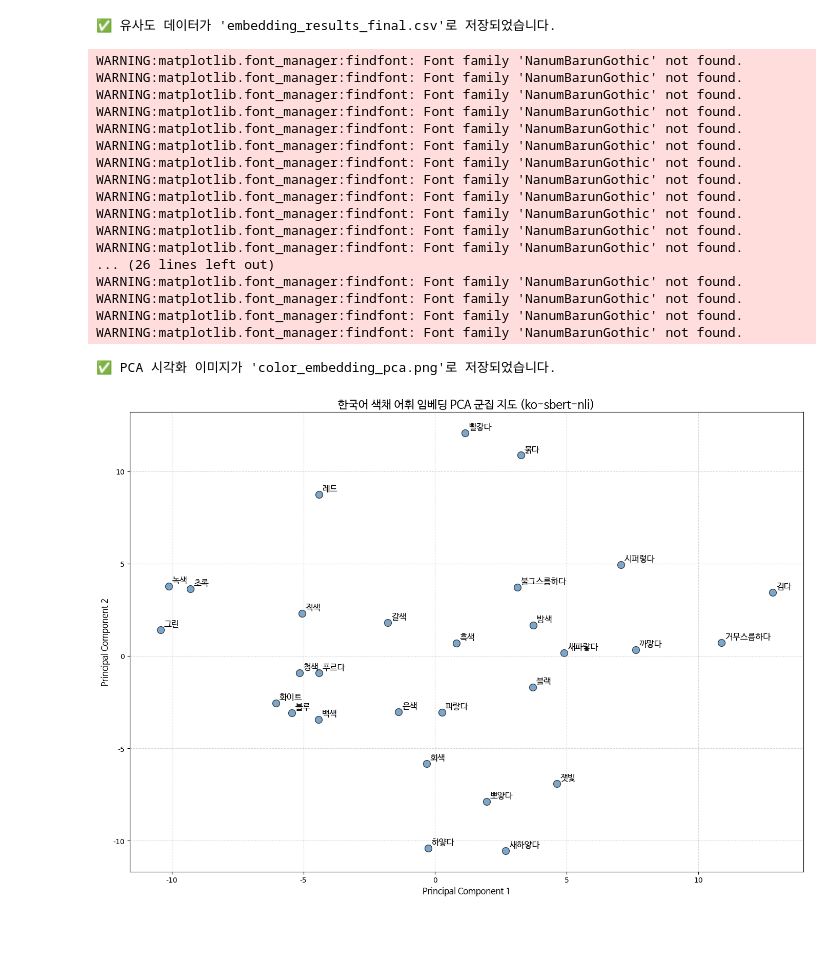
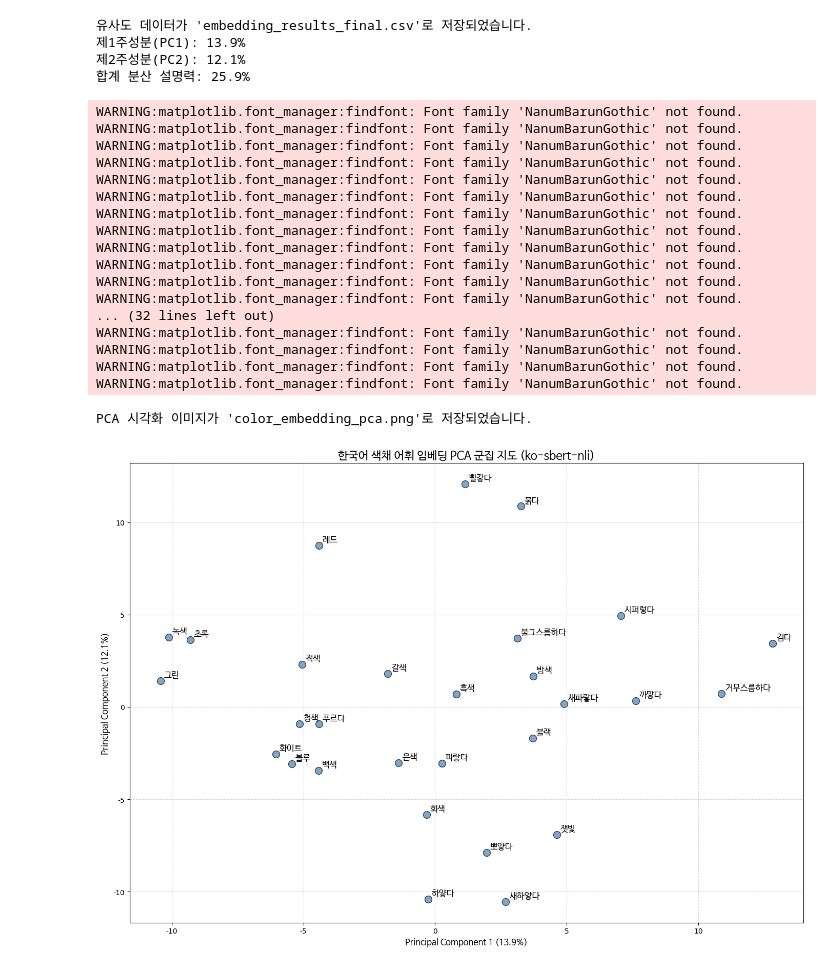
Before and after one commit to kch8246/llm-korean-color-analysis, a Jupyter notebook: kr_sbert_color_vocabulary_pca.ipynb, the cells around one changed output. Cells and saved outputs as stored; diff of their text form; code cells hidden in the pictures; blank space fills up the shorter version.

```diff
--- a/kr_sbert_color_vocabulary_pca.ipynb
+++ b/kr_sbert_color_vocabulary_pca.ipynb
@@ -55,6 +55,12 @@ print("유사도 데이터가 'embedding_results_final.csv'로 저장되었습
 pca = PCA(n_components=2)
 pca_result = pca.fit_transform(embeddings)
 
+# 설명력 계산
+evr = pca.explained_variance_ratio_
+print(f"제1주성분(PC1): {evr[0]*100:.1f}%")
+print(f"제2주성분(PC2): {evr[1]*100:.1f}%")
+print(f"합계 분산 설명력: {sum(evr)*100:.1f}%")
+
 plt.figure(figsize=(14, 10))
 plt.scatter(pca_result[:, 0], pca_result[:, 1], c='steelblue', s=100, alpha=0.7, edgecolors='k')
 
@@ -64,8 +70,8 @@ for i, word in enumerate(target_words):
                  xytext=(5, 5), textcoords='offset points', fontproperties=font_prop)
 
 plt.title("한국어 색채 어휘 임베딩 PCA 군집 지도 (ko-sbert-nli)", fontproperties=fm.FontProperties(fname=font_path, size=16, weight='bold'))
-plt.xlabel("Principal Component 1", fontproperties=fm.FontProperties(fname=font_path, size=12))
-plt.ylabel("Principal Component 2", fontproperties=fm.FontProperties(fname=font_path, size=12))
+plt.xlabel(f"Principal Component 1 ({evr[0]*100:.1f}%)", fontproperties=fm.FontProperties(fname=font_path, size=12))
+plt.ylabel(f"Principal Component 2 ({evr[1]*100:.1f}%)", fontproperties=fm.FontProperties(fname=font_path, size=12))
 plt.grid(True, linestyle='--', alpha=0.5)
 plt.tight_layout()
 
@@ -112,23 +112,26 @@ WARNING:matplotlib.font_manager:findfont: Font family 'NanumBarunGothic' not fou
-✅ 유사도 데이터가 'embedding_results_final.csv'로 저장되었습니다.
+유사도 데이터가 'embedding_results_final.csv'로 저장되었습니다.
+제1주성분(PC1): 13.9%
+제2주성분(PC2): 12.1%
+합계 분산 설명력: 25.9%
 WARNING:matplotlib.font_manager:findfont: Font family 'NanumBarunGothic' not found.
 WARNING:matplotlib.font_manager:findfont: Font family 'NanumBarunGothic' not found.
 WARNING:matplotlib.font_manager:findfont: Font family 'NanumBarunGothic' not found.
 WARNING:matplotlib.font_manager:findfont: Font family 'NanumBarunGothic' not found.
 WARNING:matplotlib.font_manager:findfont: Font family 'NanumBarunGothic' not found.
 WARNING:matplotlib.font_manager:findfont: Font family 'NanumBarunGothic' not found.
 WARNING:matplotlib.font_manager:findfont: Font family 'NanumBarunGothic' not found.
 WARNING:matplotlib.font_manager:findfont: Font family 'NanumBarunGothic' not found.
 WARNING:matplotlib.font_manager:findfont: Font family 'NanumBarunGothic' not found.
 WARNING:matplotlib.font_manager:findfont: Font family 'NanumBarunGothic' not found.
 WARNING:matplotlib.font_manager:findfont: Font family 'NanumBarunGothic' not found.
 WARNING:matplotlib.font_manager:findfont: Font family 'NanumBarunGothic' not found.
-... (26 lines left out)
+... (32 lines left out)
 WARNING:matplotlib.font_manager:findfont: Font family 'NanumBarunGothic' not found.
 WARNING:matplotlib.font_manager:findfont: Font family 'NanumBarunGothic' not found.
 WARNING:matplotlib.font_manager:findfont: Font family 'NanumBarunGothic' not found.
 WARNING:matplotlib.font_manager:findfont: Font family 'NanumBarunGothic' not found.
-✅ PCA 시각화 이미지가 'color_embedding_pca.png'로 저장되었습니다.
+PCA 시각화 이미지가 'color_embedding_pca.png'로 저장되었습니다.
-[figure, old version]
+[figure, new version]
 # %%
 !pip install openai anthropic pandas
 # %% [output]
```
Also changed, not shown: parts of 2 cells of this notebook.
